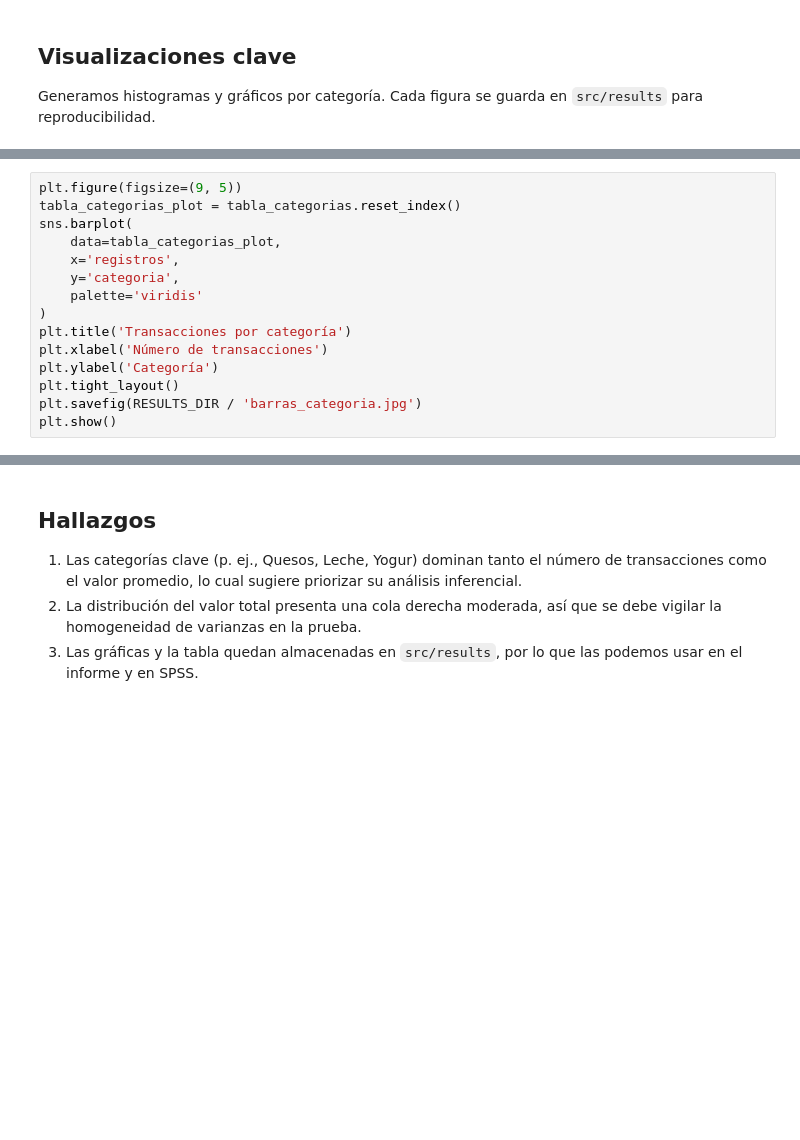
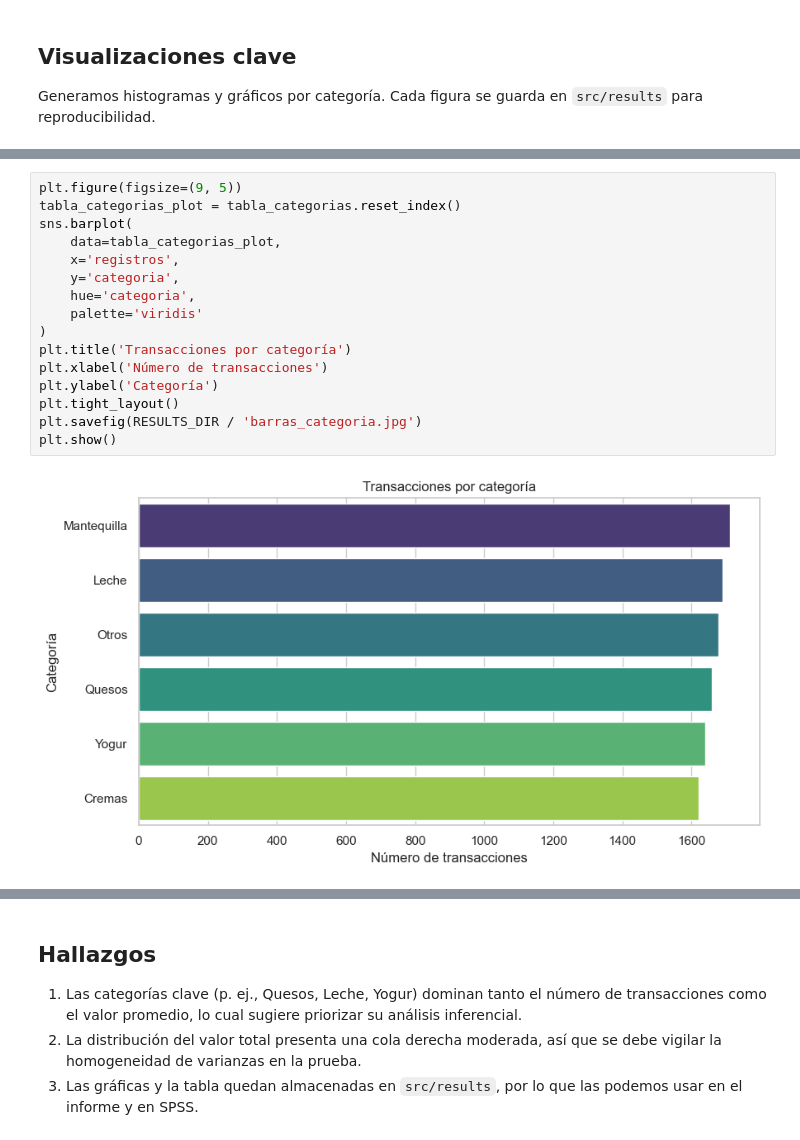
Before and after one commit to AlisterVento/TAN-PC02, a Jupyter notebook: EDA.ipynb, the cells around one changed output, grey strips where cells are left out. Saved outputs shown, nothing was run; the diff lists cells and outputs as text; blank space fills up the shorter version.

```diff
--- a/EDA.ipynb
+++ b/EDA.ipynb
@@ -68,18 +157,21 @@ plt.show()
 # %%
 plt.figure(figsize=(9, 5))
 tabla_categorias_plot = tabla_categorias.reset_index()
 sns.barplot(
     data=tabla_categorias_plot,
     x='registros',
     y='categoria',
+    hue='categoria',
     palette='viridis'
 )
 plt.title('Transacciones por categoría')
 plt.xlabel('Número de transacciones')
 plt.ylabel('Categoría')
 plt.tight_layout()
 plt.savefig(RESULTS_DIR / 'barras_categoria.jpg')
 plt.show()
+# %% [output]
+[figure, added]
 # %%
 plt.figure(figsize=(8, 5))
 sns.boxplot(
```
Also changed, not shown: parts of 9 cells of this notebook, 10 other files.
